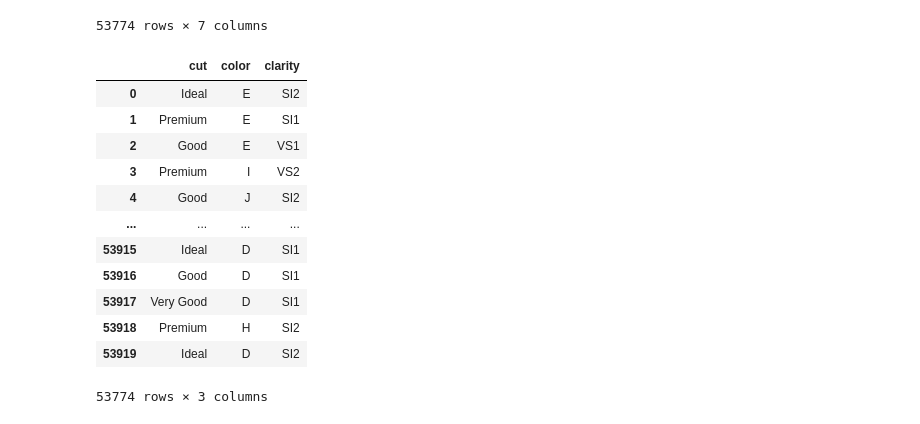
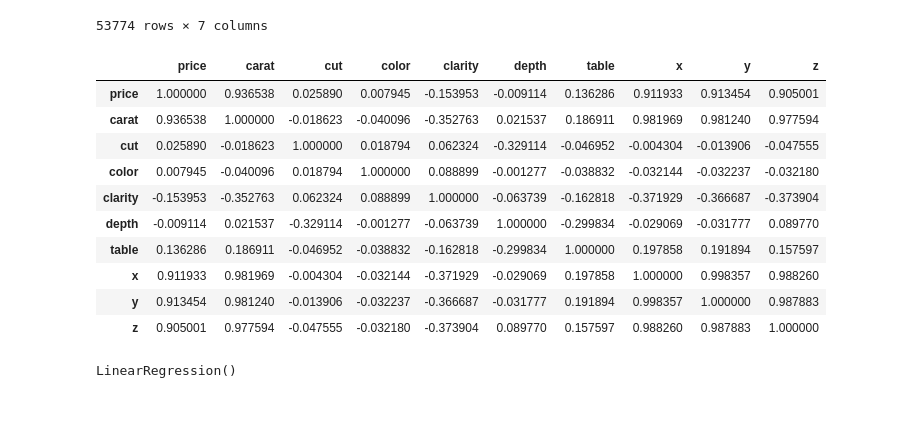
Before and after one commit to Agumekenneth/Probality-and-statistics-, a Jupyter notebook: WEEK 4/ml.ipynb, the cells around one changed output. Saved outputs shown, nothing was run; the diff lists cells and outputs as text; code cells hidden in the pictures.

```diff
--- a/WEEK 4/ml.ipynb
+++ b/WEEK 4/ml.ipynb
@@ -165,19 +165,17 @@ cont
 | 53918 | 2757 | 0.86 | 61.0 | 58.0 | 6.15 | 6.12 | 3.74 |
 | 53919 | 2757 | 0.75 | 62.2 | 55.0 | 5.83 | 5.87 | 3.64 |
 53774 rows × 7 columns
-# %%
-cat
-# %% [output]
-|  | cut | color | clarity |
-| 0 | Ideal | E | SI2 |
-| 1 | Premium | E | SI1 |
-| 2 | Good | E | VS1 |
-| 3 | Premium | I | VS2 |
-| 4 | Good | J | SI2 |
-| ... | ... | ... | ... |
-| 53915 | Ideal | D | SI1 |
-| 53916 | Good | D | SI1 |
-| 53917 | Very Good | D | SI1 |
-| 53918 | Premium | H | SI2 |
-| 53919 | Ideal | D | SI2 |
-53774 rows × 3 columns
+# %%
+data.corr()
+# %% [output]
+|  | price | carat | cut | color | clarity | depth | table | x | y | z |
+| price | 1.000000 | 0.936538 | 0.025890 | 0.007945 | -0.153953 | -0.009114 | 0.136286 | 0.911933 | 0.913454 | 0.905001 |
+| carat | 0.936538 | 1.000000 | -0.018623 | -0.040096 | -0.352763 | 0.021537 | 0.186911 | 0.981969 | 0.981240 | 0.977594 |
+| cut | 0.025890 | -0.018623 | 1.000000 | 0.018794 | 0.062324 | -0.329114 | -0.046952 | -0.004304 | -0.013906 | -0.047555 |
+| color | 0.007945 | -0.040096 | 0.018794 | 1.000000 | 0.088899 | -0.001277 | -0.038832 | -0.032144 | -0.032237 | -0.032180 |
+| clarity | -0.153953 | -0.352763 | 0.062324 | 0.088899 | 1.000000 | -0.063739 | -0.162818 | -0.371929 | -0.366687 | -0.373904 |
+| depth | -0.009114 | 0.021537 | -0.329114 | -0.001277 | -0.063739 | 1.000000 | -0.299834 | -0.029069 | -0.031777 | 0.089770 |
+| table | 0.136286 | 0.186911 | -0.046952 | -0.038832 | -0.162818 | -0.299834 | 1.000000 | 0.197858 | 0.191894 | 0.157597 |
+| x | 0.911933 | 0.981969 | -0.004304 | -0.032144 | -0.371929 | -0.029069 | 0.197858 | 1.000000 | 0.998357 | 0.988260 |
+| y | 0.913454 | 0.981240 | -0.013906 | -0.032237 | -0.366687 | -0.031777 | 0.191894 | 0.998357 | 1.000000 | 0.987883 |
+| z | 0.905001 | 0.977594 | -0.047555 | -0.032180 | -0.373904 | 0.089770 | 0.157597 | 0.988260 | 0.987883 | 1.000000 |
@@ -185,0 +191,5 @@ from sklearn.ensemble import RandomForestRegressor
+# %%
+model = LinearRegression()
+model.fit(X_train,y_train)
+# %% [output]
+LinearRegression()
```
Also changed, not shown: parts of 9 cells of this notebook.
